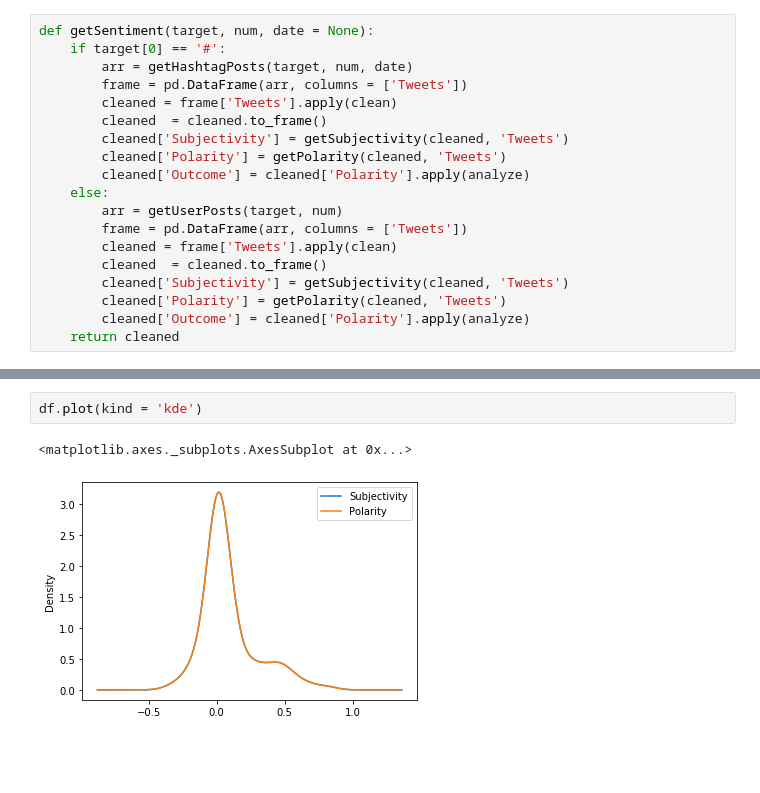
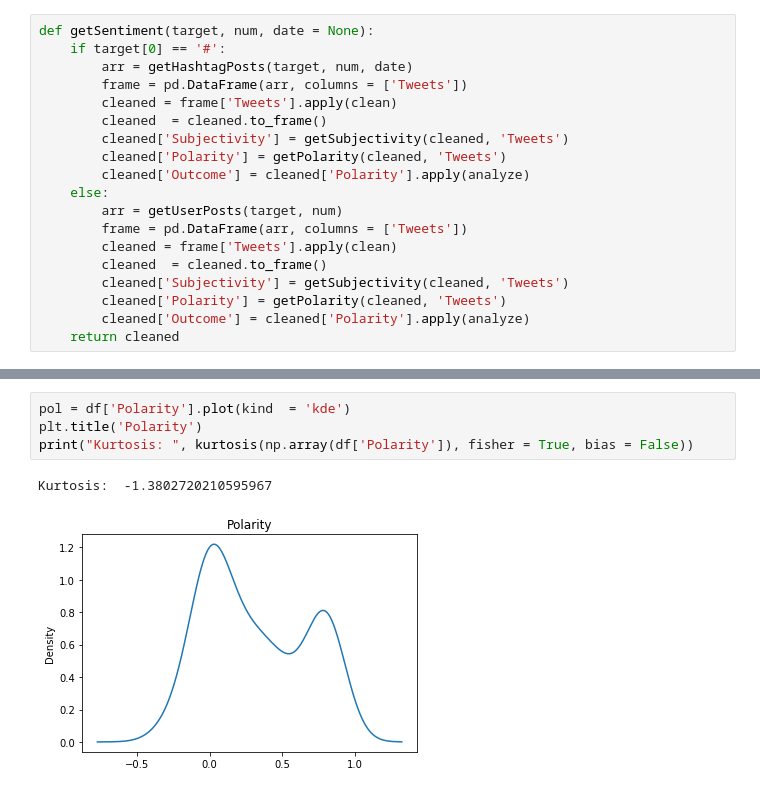
Before and after one commit to ear0/senitments, a Jupyter notebook: sentiment.ipynb, the cells around one changed output, grey strips where cells are left out. Cells and saved outputs as stored; diff of their text form; blank space fills up the shorter version.

```diff
--- a/sentiment.ipynb
+++ b/sentiment.ipynb
@@ -159,5 +157,7 @@ plt.show()
-# %%
-df.plot(kind = 'kde')
-# %% [output]
-<matplotlib.axes._subplots.AxesSubplot at 0x...>
-[figure, removed]
+# %%
+pol = df['Polarity'].plot(kind  = 'kde')
+plt.title('Polarity')
+print("Kurtosis: ", kurtosis(np.array(df['Polarity']), fisher = True, bias = False))
+# %% [output]
+Kurtosis:  -1.3802720210595967
+[figure, added]
```
Also changed, not shown: parts of 12 cells of this notebook.
